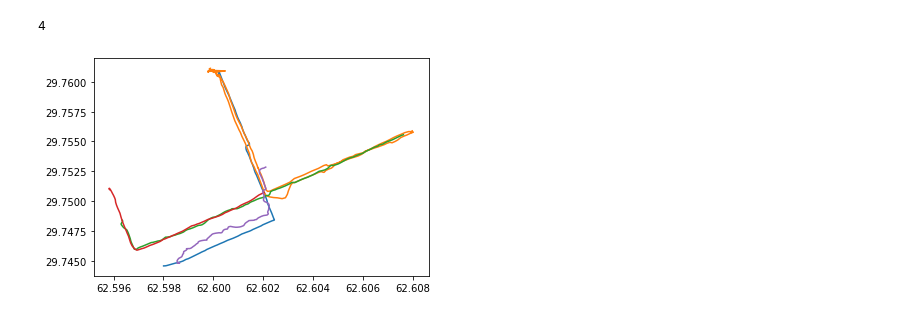
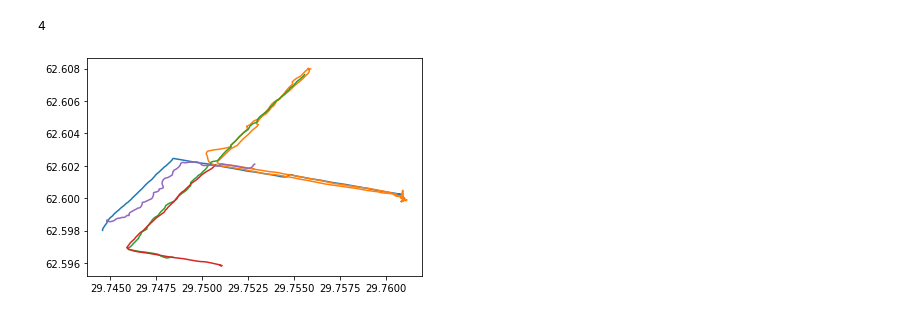
Before and after one commit to ollran/trajpred, a Jupyter notebook: notebooks/history.ipynb, the cells around one changed output. Drawn from its saved outputs; the diff is of its cells as text; code cells hidden in the pictures.

```diff
--- a/notebooks/history.ipynb
+++ b/notebooks/history.ipynb
@@ -35,12 +35,12 @@ print(len(findings))
 # %% [output]
 4
 # %%
-target_y, target_x = target_trajectory[:, 0], target_trajectory[:, 1]
+target_x, target_y = target_trajectory[:, 0], target_trajectory[:, 1]
 plt.plot(target_y, target_x)
 
 for f in findings:
-    y, x = f[:, 0], f[:, 1]
+    x, y = f[:, 0], f[:, 1]
     plt.plot(y, x)
 plt.show()
 # %% [output]
-[figure, old version]
+[figure, new version]
```
Also changed, not shown: parts of 3 cells of this notebook.
